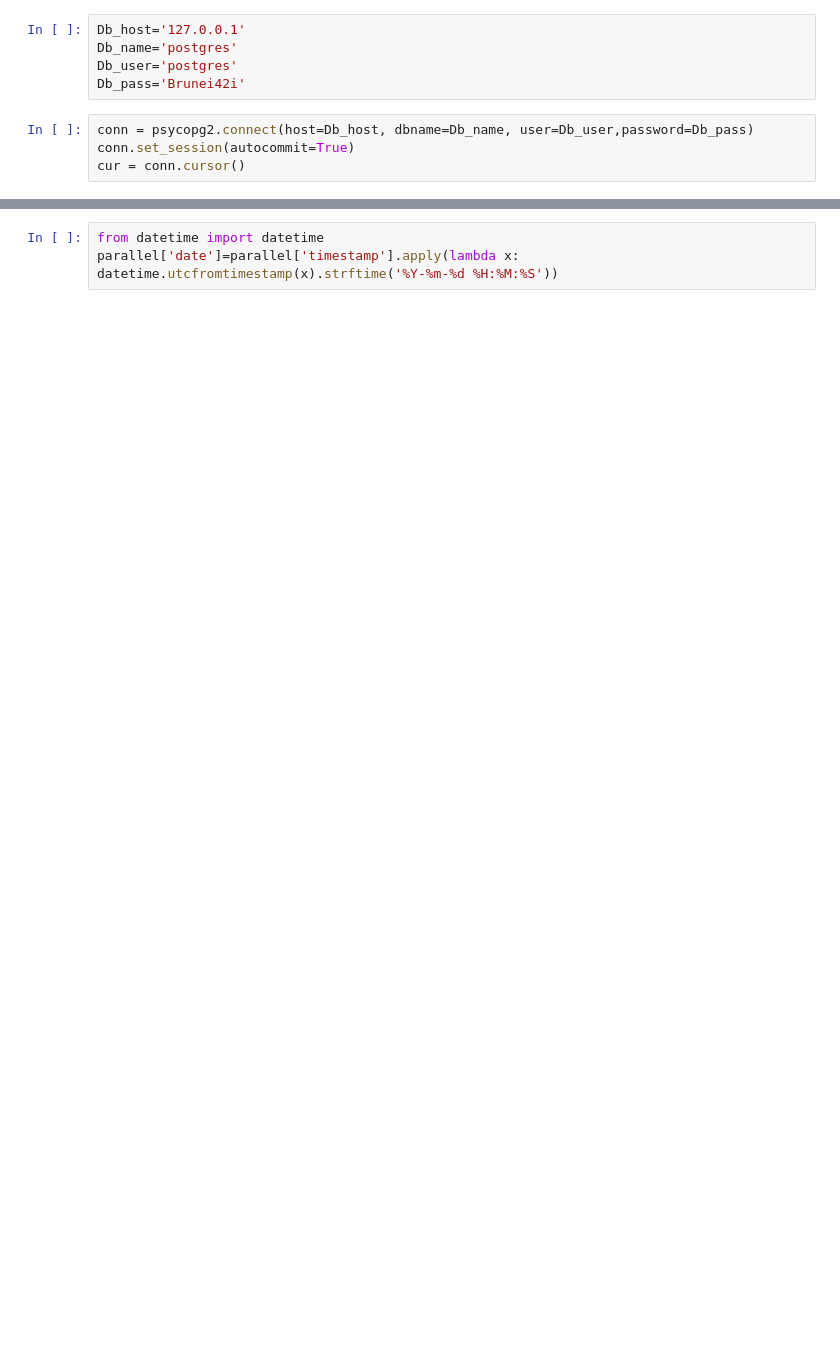
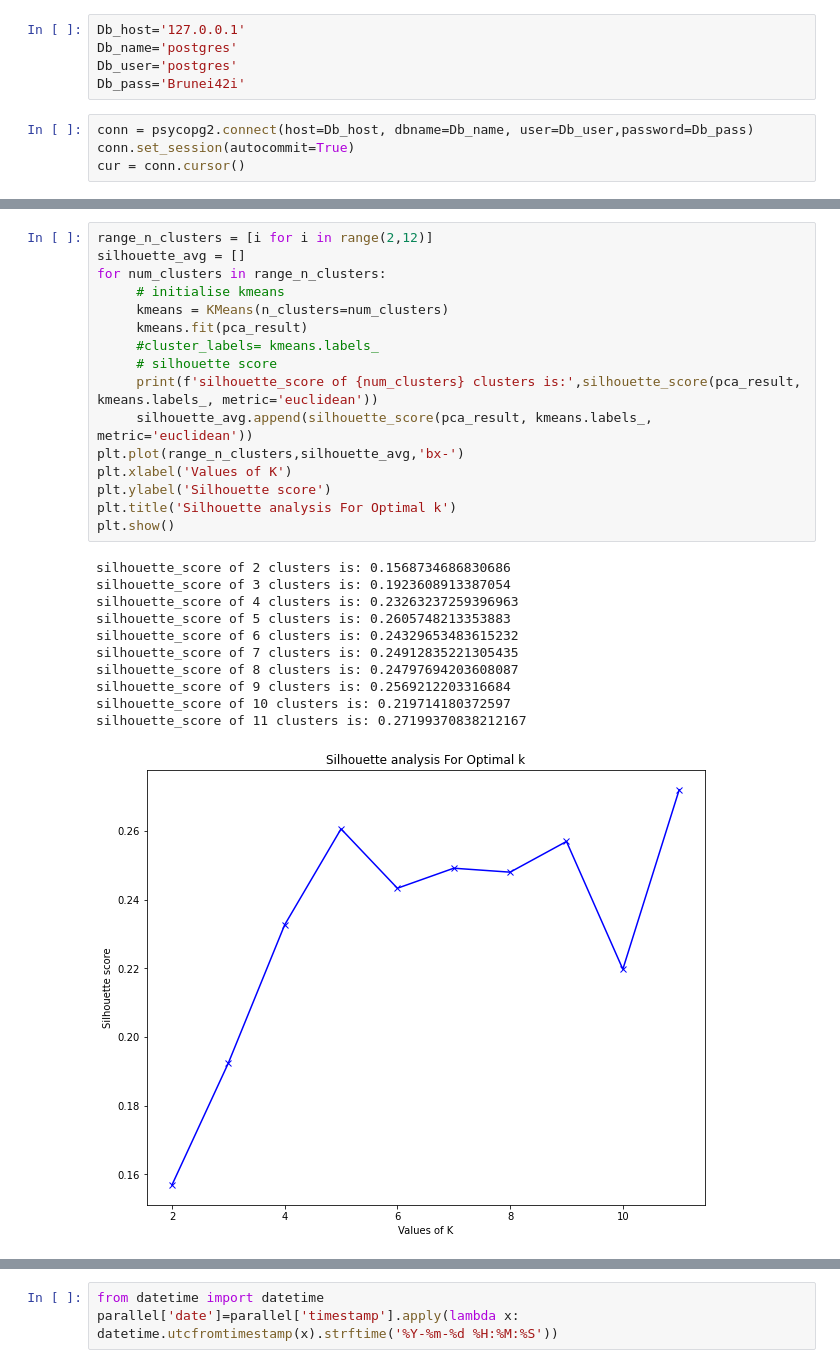
Before and after one commit to JoAmps/Forecasting-average-weekly-prices-of-the-Parallel-Alpha-nft, a Jupyter notebook: forecasting floor prices of parallel alpha.ipynb, the cells around one changed output, grey strips where cells are left out. Saved outputs shown, nothing was run; the diff lists cells and outputs as text; blank space fills up the shorter version.

```diff
--- a/forecasting floor prices of parallel alpha.ipynb
+++ b/forecasting floor prices of parallel alpha.ipynb
@@ -44,0 +163,28 @@ pandas only support SQLAlchemy connectable(engine/connection) ordatabase string
+# %%
+range_n_clusters = [i for i in range(2,12)]
+silhouette_avg = []
+for num_clusters in range_n_clusters:
+     # initialise kmeans
+     kmeans = KMeans(n_clusters=num_clusters)
+     kmeans.fit(pca_result)
+     #cluster_labels= kmeans.labels_
+     # silhouette score
+     print(f'silhouette_score of {num_clusters} clusters is:',silhouette_score(pca_result, kmeans.labels_, metric='euclidean'))
+     silhouette_avg.append(silhouette_score(pca_result, kmeans.labels_, metric='euclidean'))
+plt.plot(range_n_clusters,silhouette_avg,'bx-')
+plt.xlabel('Values of K')
+plt.ylabel('Silhouette score')
+plt.title('Silhouette analysis For Optimal k')
+plt.show()
+# %% [output]
+silhouette_score of 2 clusters is: 0.1568734686830686
+silhouette_score of 3 clusters is: 0.1923608913387054
+silhouette_score of 4 clusters is: 0.23263237259396963
+silhouette_score of 5 clusters is: 0.2605748213353883
+silhouette_score of 6 clusters is: 0.24329653483615232
+silhouette_score of 7 clusters is: 0.24912835221305435
+silhouette_score of 8 clusters is: 0.24797694203608087
+silhouette_score of 9 clusters is: 0.2569212203316684
+silhouette_score of 10 clusters is: 0.219714180372597
+silhouette_score of 11 clusters is: 0.27199370838212167
+[figure, added]
```
Also changed, not shown: parts of 152 cells of this notebook, 3 other files.
